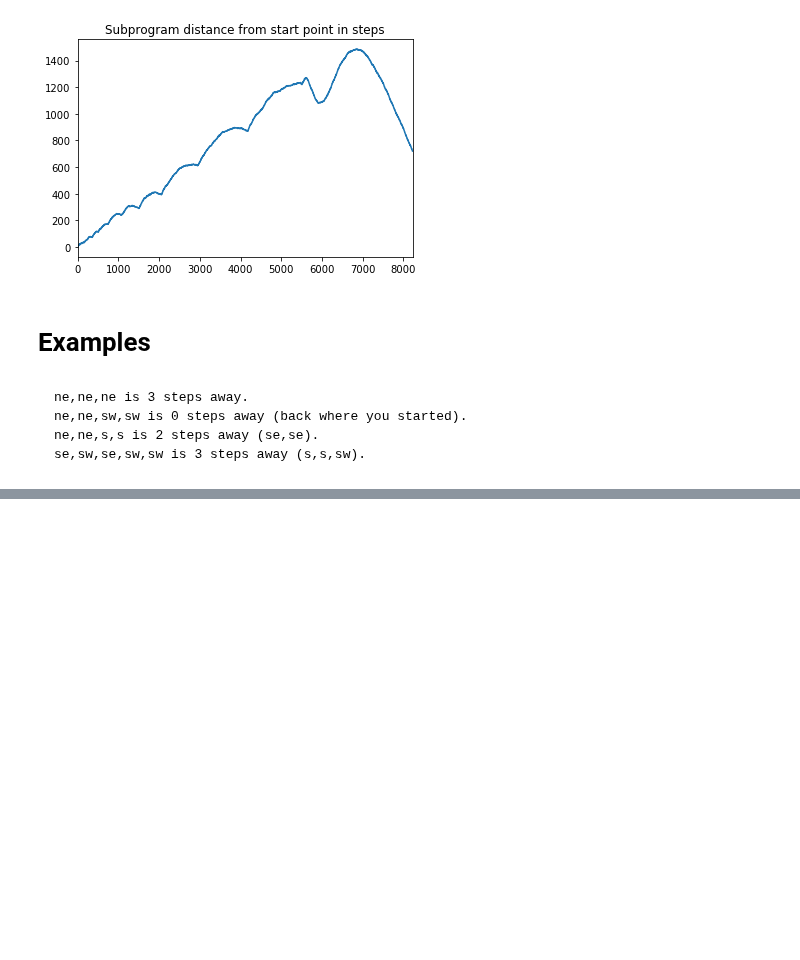
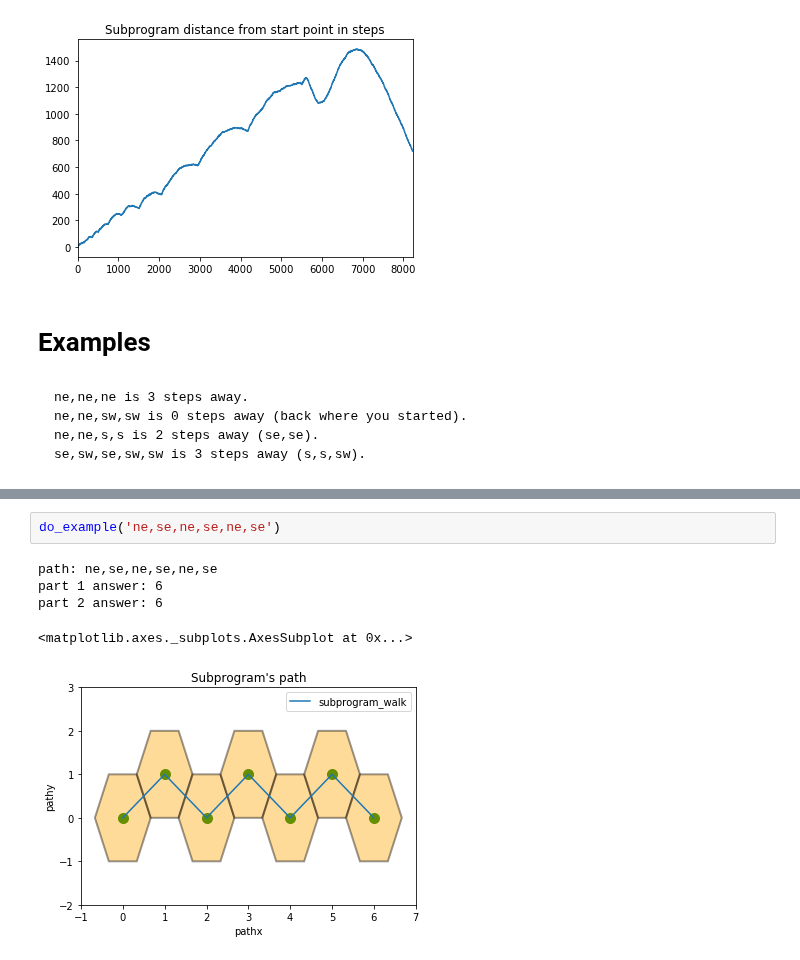
Before and after one commit to MarkNOakden/AdventOfCode, a Jupyter notebook: 17/11/day11.ipynb, the cells around one changed output, grey strips where cells are left out. Drawn from its saved outputs; the diff is of its cells as text; blank space fills up the shorter version.

```diff
--- a/17/11/day11.ipynb
+++ b/17/11/day11.ipynb
@@ -150,0 +176,8 @@ part 2 answer: 3
+# %%
+do_example('ne,se,ne,se,ne,se')
+# %% [output]
+path: ne,se,ne,se,ne,se
+part 1 answer: 6
+part 2 answer: 6
+<matplotlib.axes._subplots.AxesSubplot at 0x...>
+[figure, added]
```
Also changed, not shown: parts of 7 cells of this notebook, 1 other file.
